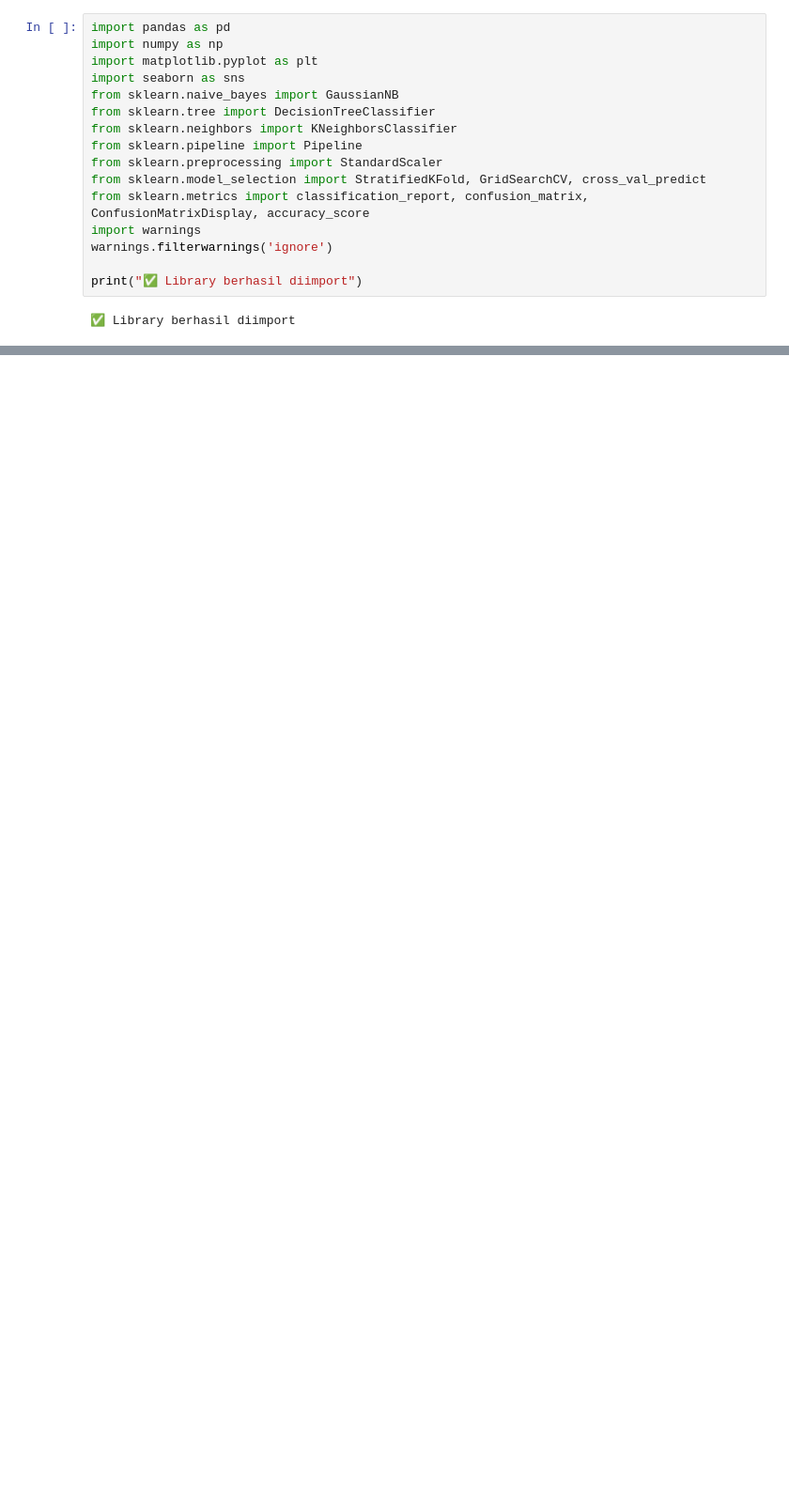
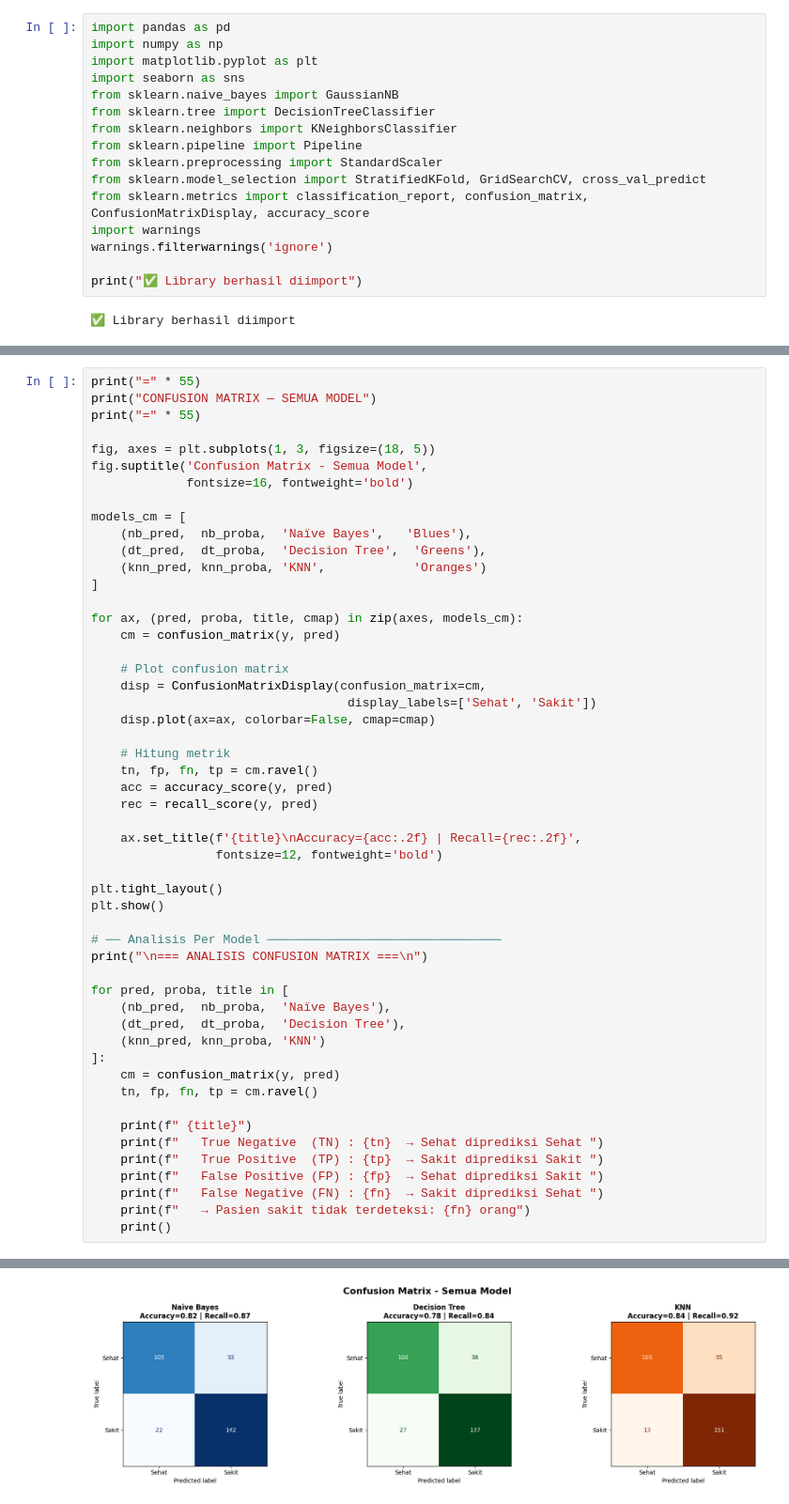
Before and after one commit to Farel-hagasa/early-detection-of-heart-disease-with-machine-learning, a Jupyter notebook: heart_desease.ipynb, the cells around one changed output, grey strips where cells are left out. Shown at 94% size. Drawn from its saved outputs; the diff is of its cells as text; blank space fills up the shorter version.

```diff
--- a/heart_desease.ipynb
+++ b/heart_desease.ipynb
@@ -208,0 +1114,53 @@ Distribusi Target:
+# %%
+print("=" * 55)
+print("CONFUSION MATRIX — SEMUA MODEL")
+print("=" * 55)
+
+fig, axes = plt.subplots(1, 3, figsize=(18, 5))
+fig.suptitle('Confusion Matrix - Semua Model',
+             fontsize=16, fontweight='bold')
+
+models_cm = [
+    (nb_pred,  nb_proba,  'Naïve Bayes',   'Blues'),
+    (dt_pred,  dt_proba,  'Decision Tree',  'Greens'),
+    (knn_pred, knn_proba, 'KNN',            'Oranges')
+]
+
+for ax, (pred, proba, title, cmap) in zip(axes, models_cm):
+    cm = confusion_matrix(y, pred)
+
+    # Plot confusion matrix
+    disp = ConfusionMatrixDisplay(confusion_matrix=cm,
+                                   display_labels=['Sehat', 'Sakit'])
+    disp.plot(ax=ax, colorbar=False, cmap=cmap)
+
+    # Hitung metrik
+    tn, fp, fn, tp = cm.ravel()
+    acc = accuracy_score(y, pred)
+    rec = recall_score(y, pred)
+
+    ax.set_title(f'{title}\nAccuracy={acc:.2f} | Recall={rec:.2f}',
+                 fontsize=12, fontweight='bold')
+
+plt.tight_layout()
+plt.show()
+
+# ── Analisis Per Model ────────────────────────────────
+print("\n=== ANALISIS CONFUSION MATRIX ===\n")
+
+for pred, proba, title in [
+    (nb_pred,  nb_proba,  'Naïve Bayes'),
+    (dt_pred,  dt_proba,  'Decision Tree'),
+    (knn_pred, knn_proba, 'KNN')
+]:
+    cm = confusion_matrix(y, pred)
+    tn, fp, fn, tp = cm.ravel()
+
+    print(f" {title}")
+    print(f"   True Negative  (TN) : {tn}  → Sehat diprediksi Sehat ")
+    print(f"   True Positive  (TP) : {tp}  → Sakit diprediksi Sakit ")
+    print(f"   False Positive (FP) : {fp}  → Sehat diprediksi Sakit ")
+    print(f"   False Negative (FN) : {fn}  → Sakit diprediksi Sehat ")
+    print(f"   → Pasien sakit tidak terdeteksi: {fn} orang")
+    print()
+# %% [output]
@@ -208,0 +1170 @@ Distribusi Target:
+[figure, added]
```
Also changed, not shown: parts of 26 cells of this notebook.
